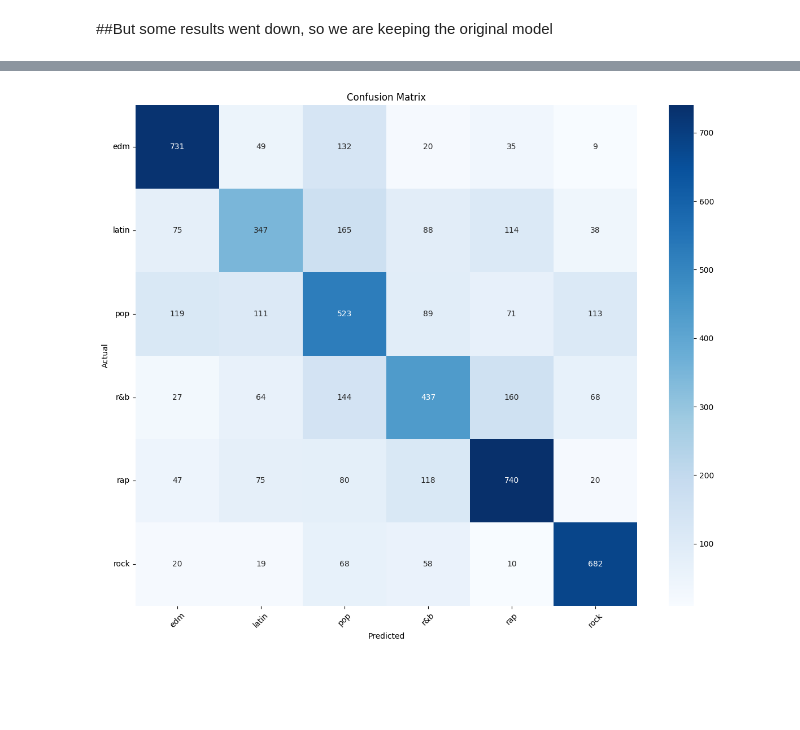
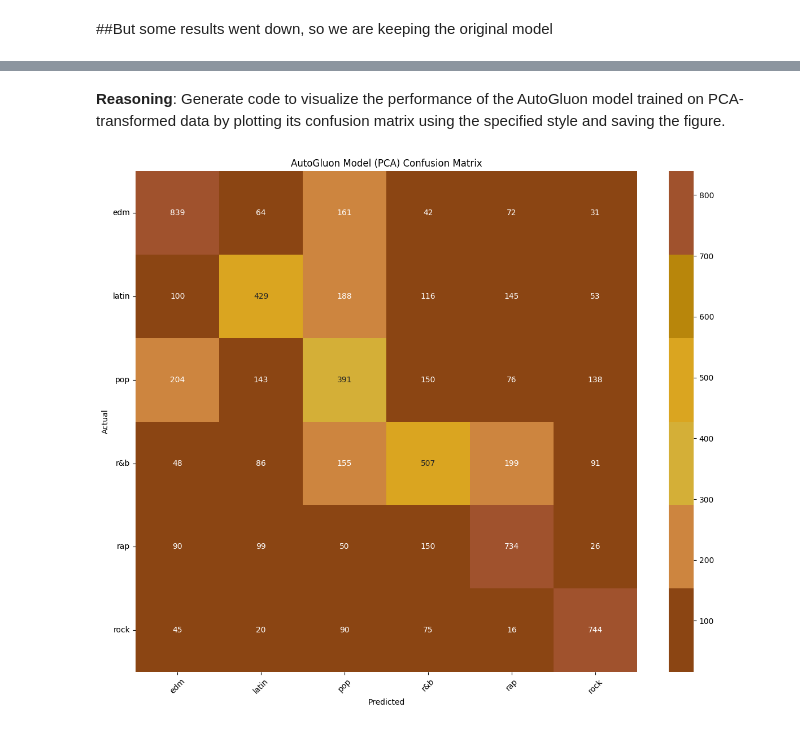
Before and after one commit to marwahfaraj/music-genre-classification_with_app, a Jupyter notebook: 03_modeling.ipynb, the cells around one changed output, grey strips where cells are left out. Cells and saved outputs as stored; diff of their text form; code cells hidden in the pictures; blank space fills up the shorter version.

Commit message:
Initial commit: Music Genre Classification project with Streamlit app

```diff
--- a/03_modeling.ipynb
+++ b/03_modeling.ipynb
@@ -55,6 +60,7 @@ warnings.filterwarnings("ignore", category=FutureWarning)
 # %%
 import pandas as pd
-data = pd.read_csv('/content/spotify_songs.csv')
+# data = pd.read_csv('/content/drive/MyDrive/music-genre-classification/data/spotify_songs.csv')
+data= pd.read_csv('/Users/marwahfaraj/Desktop/ms_degree_application_and_doc/final_projects/504_final_project/music-genre-classification/data/spotify_songs.csv')
 data.head()
 # %% [output]
 |  | track_id | track_name | track_artist | track_popularity | track_album_id | track_album_name | ... |
@@ -393,0 +1201,17 @@ weighted avg       0.60      0.61      0.60      5666
+# %%
+# Prepare test data for AutoGluon with PCA-transformed data
+test_data_pca = pd.DataFrame(X_test_pca)
+
+# Evaluate the AutoGluon model on the PCA-transformed test data
+y_pred_autogluon_pca = predictor_pca.predict(test_data_pca)
+
+# Calculate evaluation metrics
+accuracy_autogluon_pca = accuracy_score(y_test, y_pred_autogluon_pca)
+f1_autogluon_pca = f1_score(y_test, y_pred_autogluon_pca, average='weighted')
+
+print("\n" + "="*50)
+print("AutoGluon Model (PCA) Performance:")
+print(f"Test Accuracy: {accuracy_autogluon_pca:.4f}")
+print(f"Weighted F1 Score: {f1_autogluon_pca:.4f}")
+print("\nClassification Report:")
+print(classification_report(y_test, y_pred_autogluon_pca, target_names=genre_encoder.classes_))
@@ -394,16 +1295,33 @@ weighted avg       0.60      0.61      0.60      5666
+# %% [markdown]
+**Reasoning**:
+Generate code to visualize the performance of the AutoGluon model trained on PCA-transformed data by plotting its confusion matrix using the specified style and saving the figure.
 # %%
-# Confusion matrix
+import os
+import matplotlib.pyplot as plt
+import seaborn as sns
+from sklearn.metrics import confusion_matrix
+
+# Ensure the directory exists
+if not os.path.exists('images/models'):
+    os.makedirs('images/models')
+
+# Set up white background and golden color scheme
+plt.style.use('default')
+golden_palette = ['#8B4513', '#CD853F', '#D4AF37', '#DAA520', '#B8860B', '#A0522D']
+
+# Confusion matrix for AutoGluon Model (PCA)
 plt.figure(figsize=(12, 10))
-cm = confusion_matrix(y_test, y_pred)
-sns.heatmap(cm, annot=True, fmt='d', cmap='Blues',
+cm_autogluon_pca = confusion_matrix(y_test, y_pred_autogluon_pca)
+sns.heatmap(cm_autogluon_pca, annot=True, fmt='d', cmap=golden_palette,
             xticklabels=genre_encoder.classes_,
             yticklabels=genre_encoder.classes_)
-plt.title('Confusion Matrix')
+plt.title('AutoGluon Model (PCA) Confusion Matrix')
 plt.xlabel('Predicted')
 plt.ylabel('Actual')
 plt.xticks(rotation=45)
 plt.yticks(rotation=0)
 plt.tight_layout()
+plt.savefig('images/models/autogluon_pca_confusion_matrix.png')
 plt.show()
 # %% [output]
-[figure, old version]
+[figure, new version]
```
Also changed, not shown: parts of 90 cells of this notebook, 22 other files.
